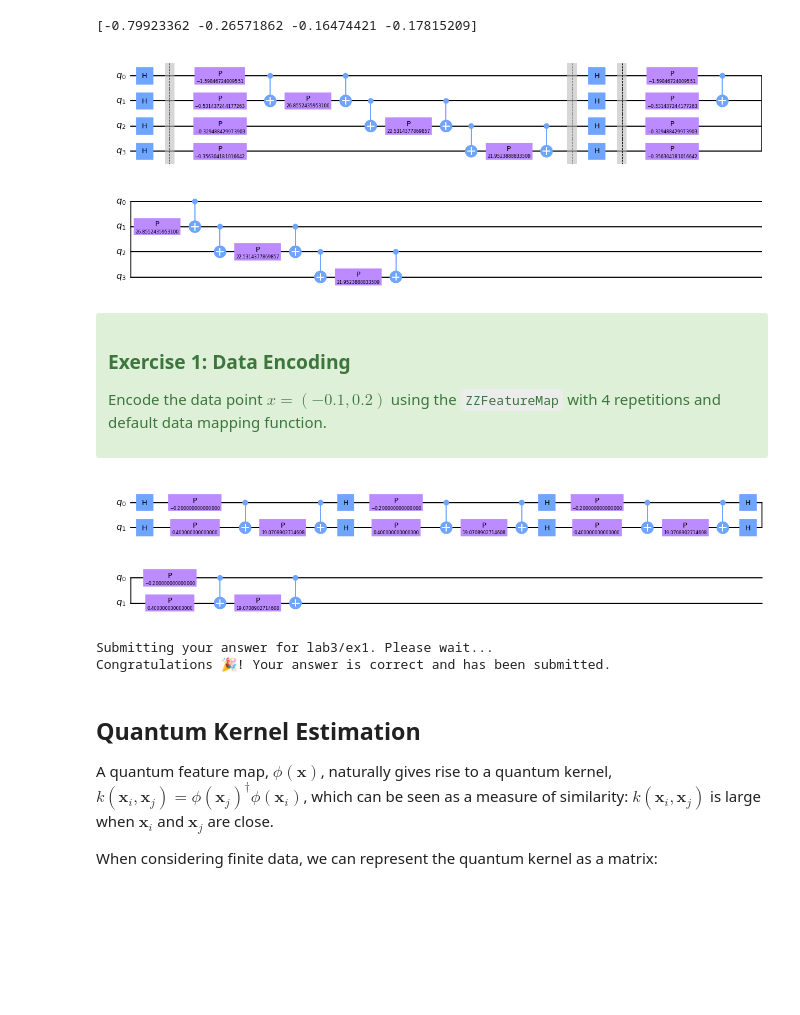
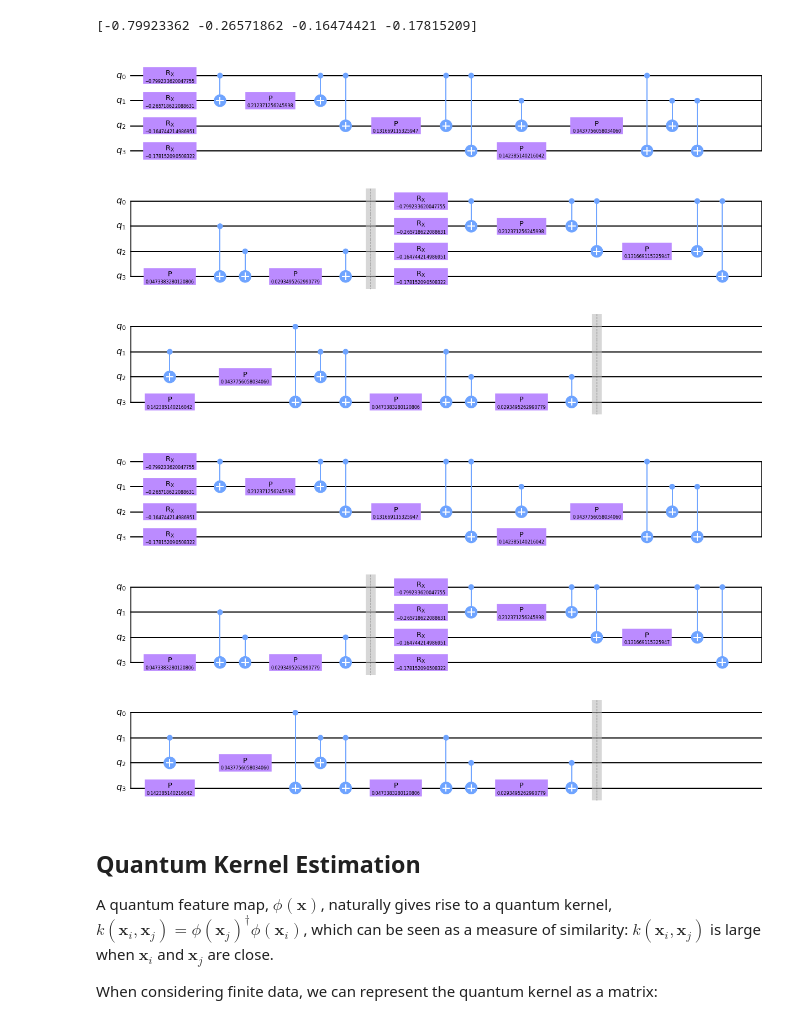
Before and after one commit to subhavmittal/Quantum-vs-Classical-Kernel, a Jupyter notebook: main.ipynb, the cells around one changed output. Drawn from its saved outputs; the diff is of its cells as text; code cells hidden in the pictures; blank space fills up the shorter version.

```diff
--- a/main.ipynb
+++ b/main.ipynb
@@ -246,5 +90,5 @@ It is also possible to create a completely custom parameterised circuit feature
 # %%
-qubits = 3
+qubits = 4
 repeats = 2
 
 x = ParameterVector('x', length=qubits)
@@ -270,36 +115,11 @@ print(sample_train[0])
 # %% [output]
 [-0.79923362 -0.26571862 -0.16474421 -0.17815209]
 # %%
-encode_map = ZZFeatureMap(feature_dimension=4, reps=2, entanglement='linear', insert_barriers=True)
-encode_circuit = encode_map.bind_parameters(sample_train[0])
+encode_circuit = var_custom.bind_parameters(sample_train[0])
 encode_circuit.draw(output='mpl')
 # %% [output]
-[figure, old version]
+[figure, new version]
+[figure, added]
-# %% [markdown]
-<div class="alert alert-block alert-success">
-
-### Exercise 1: Data Encoding
-
-Encode the data point $x = (-0.1,0.2)$ using the `ZZFeatureMap` with 4 repetitions and default data mapping function.
-
-
-</div>
-# %%
-x = [-0.1,0.2]
-encode_map = ZZFeatureMap(feature_dimension=2, reps=4)
-ex1_circuit= encode_map.bind_parameters(x)
-ex1_circuit.draw(output='mpl')
-# YOUR CODE HERE
-# %% [output]
-[figure, removed]
-# %%
-from qc_grader import grade_lab3_ex1
-
-# Note that the grading function is expecting a quantum circuit
-grade_lab3_ex1(ex1_circuit)
-# %% [output]
-Submitting your answer for lab3/ex1. Please wait...
-Congratulations 🎉! Your answer is correct and has been submitted.
 # %% [markdown]
 ## Quantum Kernel Estimation
 
```
Also changed, not shown: parts of 41 cells of this notebook.
